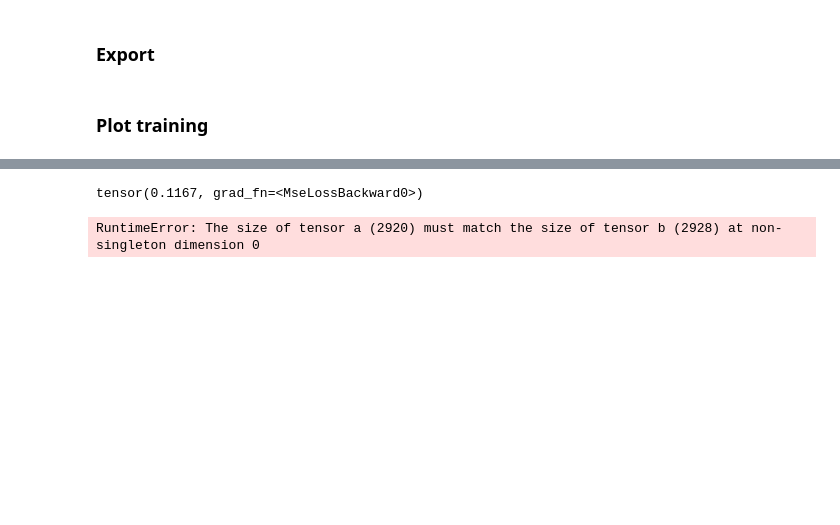
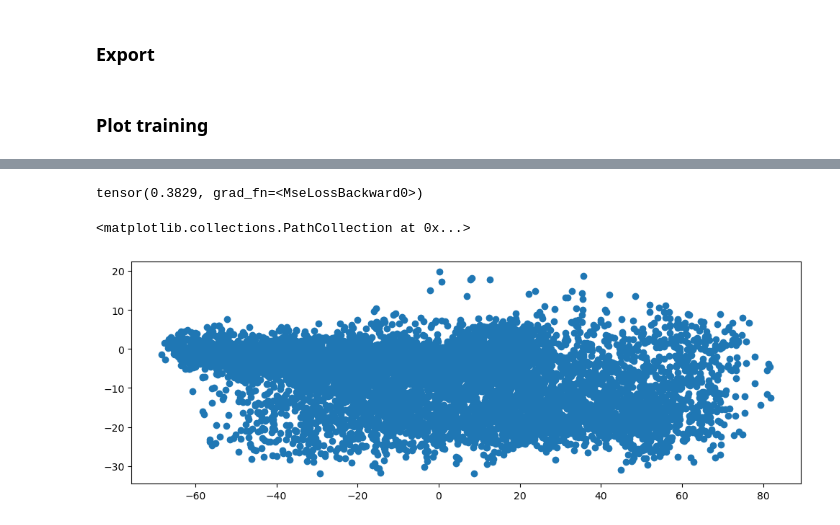
Before and after one commit to elkir/ph5-02_emulator_deepOPF, a Jupyter notebook: notebooks/002_pytorch_skeleton.ipynb, the cells around one changed output, grey strips where cells are left out. Drawn from its saved outputs; the diff is of its cells as text; code cells hidden in the pictures; blank space fills up the shorter version.

```diff
--- a/notebooks/002_pytorch_skeleton.ipynb
+++ b/notebooks/002_pytorch_skeleton.ipynb
@@ -280,8 +300,11 @@ tensor(0.1064, grad_fn=<MseLossBackward0>)
 # %%
-criterion(outputs[:10],y_train[:10])
+criterion(outputs[:100],y_train[:100])
 # %% [output]
-tensor(0.1167, grad_fn=<MseLossBackward0>)
+tensor(0.3829, grad_fn=<MseLossBackward0>)
-# %%
-((y_train-y_val).abs()<1e-5).all()
-# %% [output]
-RuntimeError: The size of tensor a (2920) must match the size of tensor b (2928) at non-singleton dimension 0
+# %%
+# x_renorm(x_train)[:,input_features.str.startswith('loads:p_set')].sum(dim=1)
+plt.scatter(x_train[:,input_features.str.startswith('loads:p_set')].sum(dim=1),
+           y_train.sum(dim=1))
+# %% [output]
+<matplotlib.collections.PathCollection at 0x...>
+[figure, added]
```
Also changed, not shown: parts of 13 cells of this notebook.
